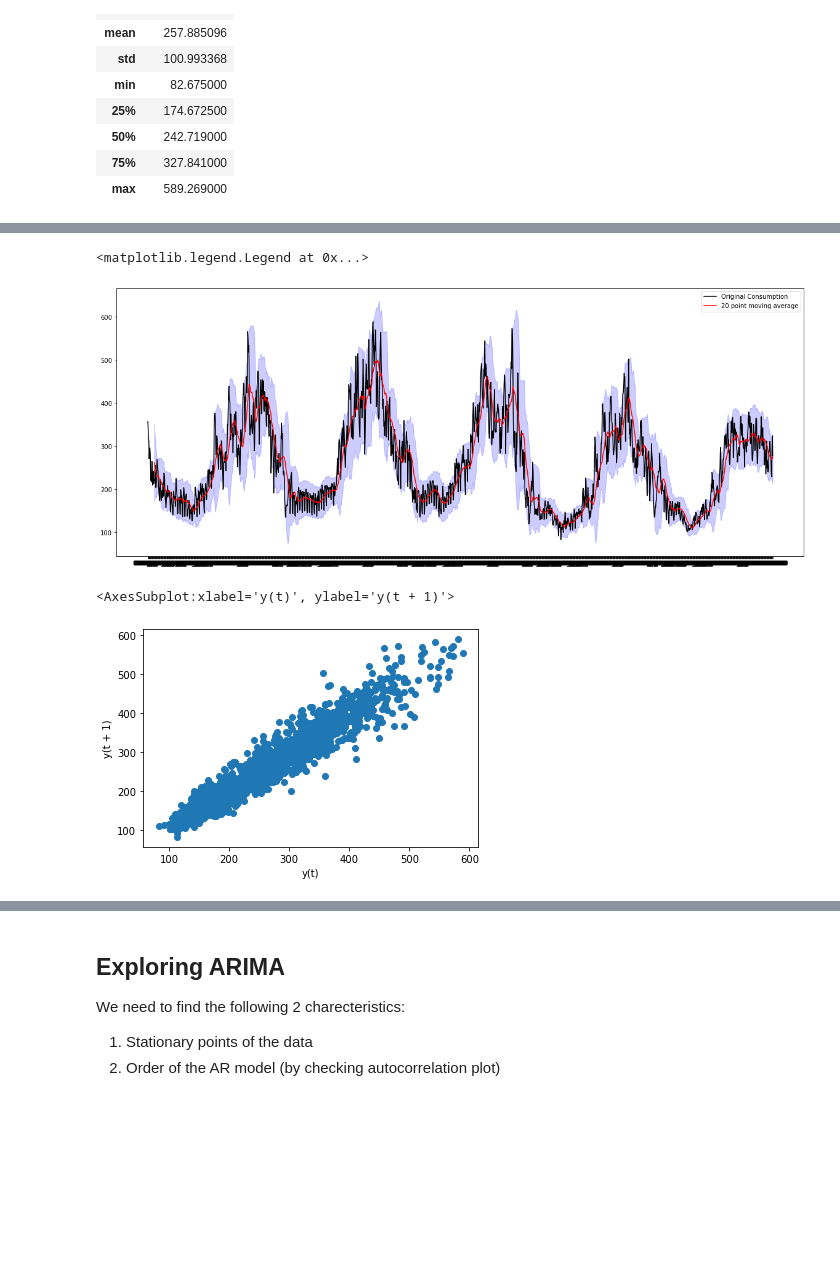
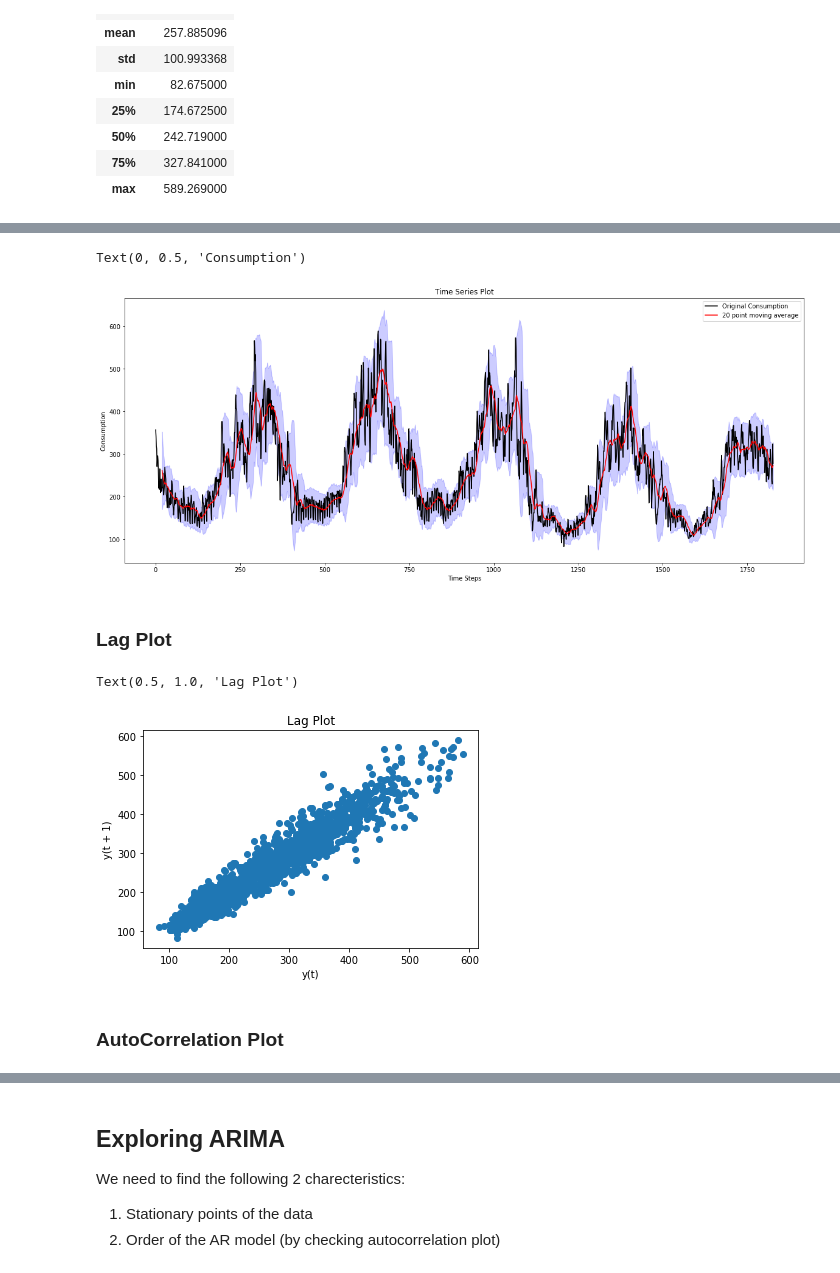
Before and after one commit to echelonx-ai/Petroineos, a Jupyter notebook: Energy_Demand/DataExploration.ipynb, the cells around one changed output, grey strips where cells are left out. Saved outputs shown, nothing was run; the diff lists cells and outputs as text; code cells hidden in the pictures; blank space fills up the shorter version.

```diff
--- a/Energy_Demand/DataExploration.ipynb
+++ b/Energy_Demand/DataExploration.ipynb
@@ -47,25 +62,33 @@ ts.plot()
 # %%
 ma = df['Consumption'].rolling(20).mean()
 
 mstd = df['Consumption'].rolling(20).std()
 
 plt.figure(figsize=(20, 8));
 
-plt.plot(df['Date'], df['Consumption'], "k", label="Original Consumption");
+plt.plot(np.arange(0, len(df)), df['Consumption'], "k", label="Original Consumption");
 
 plt.plot(ma.index, ma, "r", label="20 point moving average");
 
 plt.fill_between(mstd.index, ma - 2 * mstd, ma + 2 * mstd, color="b", alpha=0.2);
 
 plt.legend()
+plt.title('Time Series Plot')
+plt.xlabel('Time Steps')
+plt.ylabel('Consumption')
 # %% [output]
-<matplotlib.legend.Legend at 0x...>
+Text(0, 0.5, 'Consumption')
-[figure, old version]
+[figure, new version]
+# %% [markdown]
+### Lag Plot
 # %%
 from pandas.plotting import lag_plot, autocorrelation_plot
 lag_plot(df.Consumption)
+plt.title('Lag Plot')
 # %% [output]
-<AxesSubplot:xlabel='y(t)', ylabel='y(t + 1)'>
+Text(0.5, 1.0, 'Lag Plot')
-[figure, old version]
+[figure, new version]
+# %% [markdown]
+### AutoCorrelation Plot
 # %%
 autocorrelation_plot(df.Consumption)
```
Also changed, not shown: parts of 11 cells of this notebook, 2 other files.
